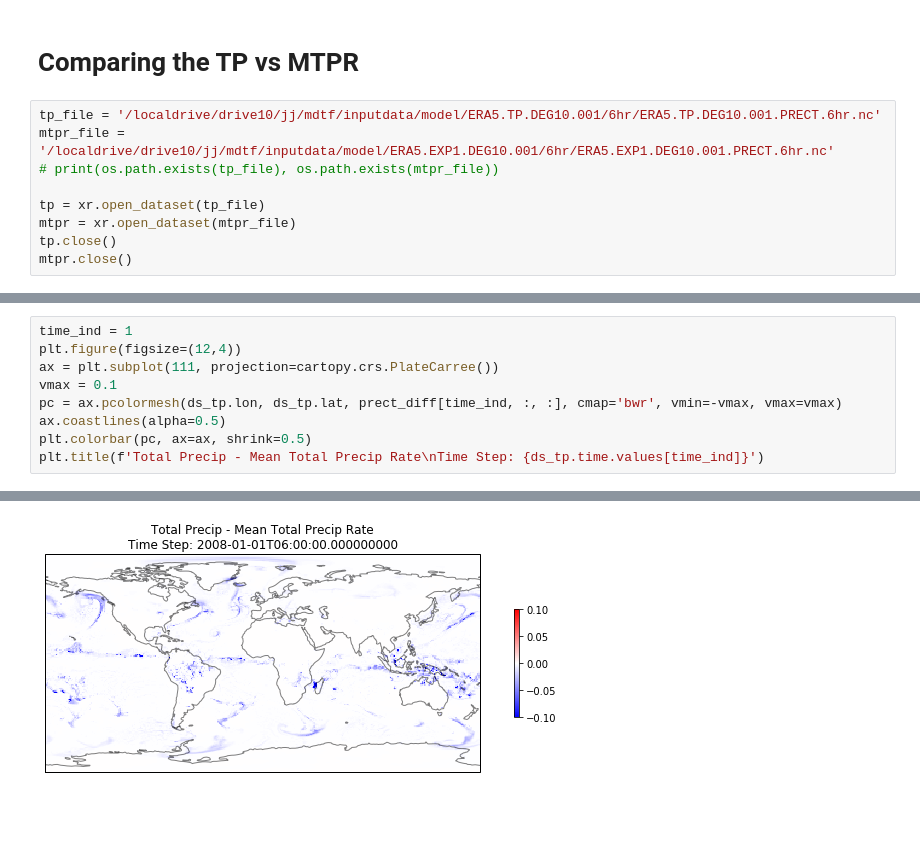
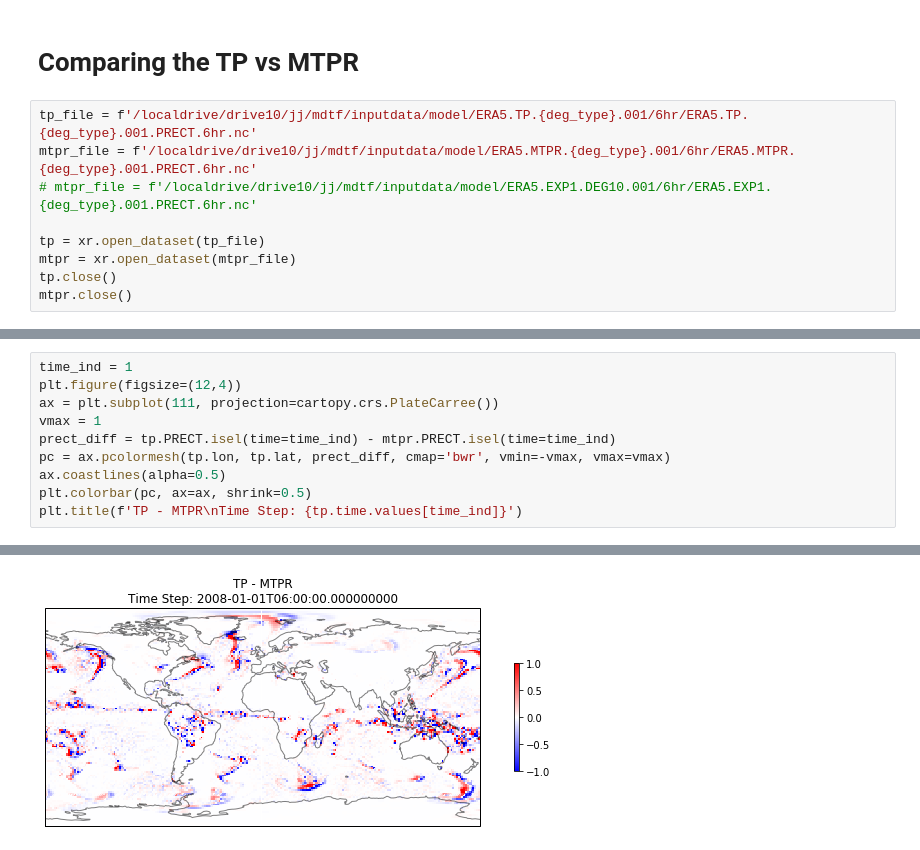
Before and after one commit to NOAA-GFDL/MDTF-diagnostics, a Jupyter notebook: diagnostics/etc_composites/remove/era5_create_PRECT_from_TP.ipynb, the cells around one changed output, grey strips where cells are left out. Saved outputs shown, nothing was run; the diff lists cells and outputs as text; blank space fills up the shorter version.

```diff
--- a/diagnostics/etc_composites/remove/era5_create_PRECT_from_TP.ipynb
+++ b/diagnostics/etc_composites/remove/era5_create_PRECT_from_TP.ipynb
@@ -245,9 +253,9 @@ out_ds.PRECT.isel(time=2).plot()
 # %% [markdown]
 # Comparing the TP vs MTPR
 # %%
-tp_file = '/localdrive/drive10/jj/mdtf/inputdata/model/ERA5.TP.DEG10.001/6hr/ERA5.TP.DEG10.001.PRECT.6hr.nc'
-mtpr_file = '/localdrive/drive10/jj/mdtf/inputdata/model/ERA5.EXP1.DEG10.001/6hr/ERA5.EXP1.DEG10.001.PRECT.6hr.nc'
-# print(os.path.exists(tp_file), os.path.exists(mtpr_file))
+tp_file = f'/localdrive/drive10/jj/mdtf/inputdata/model/ERA5.TP.{deg_type}.001/6hr/ERA5.TP.{deg_type}.001.PRECT.6hr.nc'
+mtpr_file = f'/localdrive/drive10/jj/mdtf/inputdata/model/ERA5.MTPR.{deg_type}.001/6hr/ERA5.MTPR.{deg_type}.001.PRECT.6hr.nc'
+# mtpr_file = f'/localdrive/drive10/jj/mdtf/inputdata/model/ERA5.EXP1.DEG10.001/6hr/ERA5.EXP1.{deg_type}.001.PRECT.6hr.nc'
 
 tp = xr.open_dataset(tp_file)
 mtpr = xr.open_dataset(mtpr_file)
@@ -273,9 +286,10 @@ Text(0.5, 0, 'MTPR')
 time_ind = 1
 plt.figure(figsize=(12,4))
 ax = plt.subplot(111, projection=cartopy.crs.PlateCarree())
-vmax = 0.1
-pc = ax.pcolormesh(ds_tp.lon, ds_tp.lat, prect_diff[time_ind, :, :], cmap='bwr', vmin=-vmax, vmax=vmax)
+vmax = 1
+prect_diff = tp.PRECT.isel(time=time_ind) - mtpr.PRECT.isel(time=time_ind)
+pc = ax.pcolormesh(tp.lon, tp.lat, prect_diff, cmap='bwr', vmin=-vmax, vmax=vmax)
 ax.coastlines(alpha=0.5)
 plt.colorbar(pc, ax=ax, shrink=0.5)
-plt.title(f'Total Precip - Mean Total Precip Rate\nTime Step: {ds_tp.time.values[time_ind]}')
+plt.title(f'TP - MTPR\nTime Step: {tp.time.values[time_ind]}')
 # %% [output]
@@ -283 +297 @@ Text(0.5, 1.0, 'Total Precip - Mean Total Precip Rate\nTime Step: 2008-01-01T06:
-[figure, old version]
+[figure, new version]
```
Also changed, not shown: parts of 19 cells of this notebook, 14 other files.
